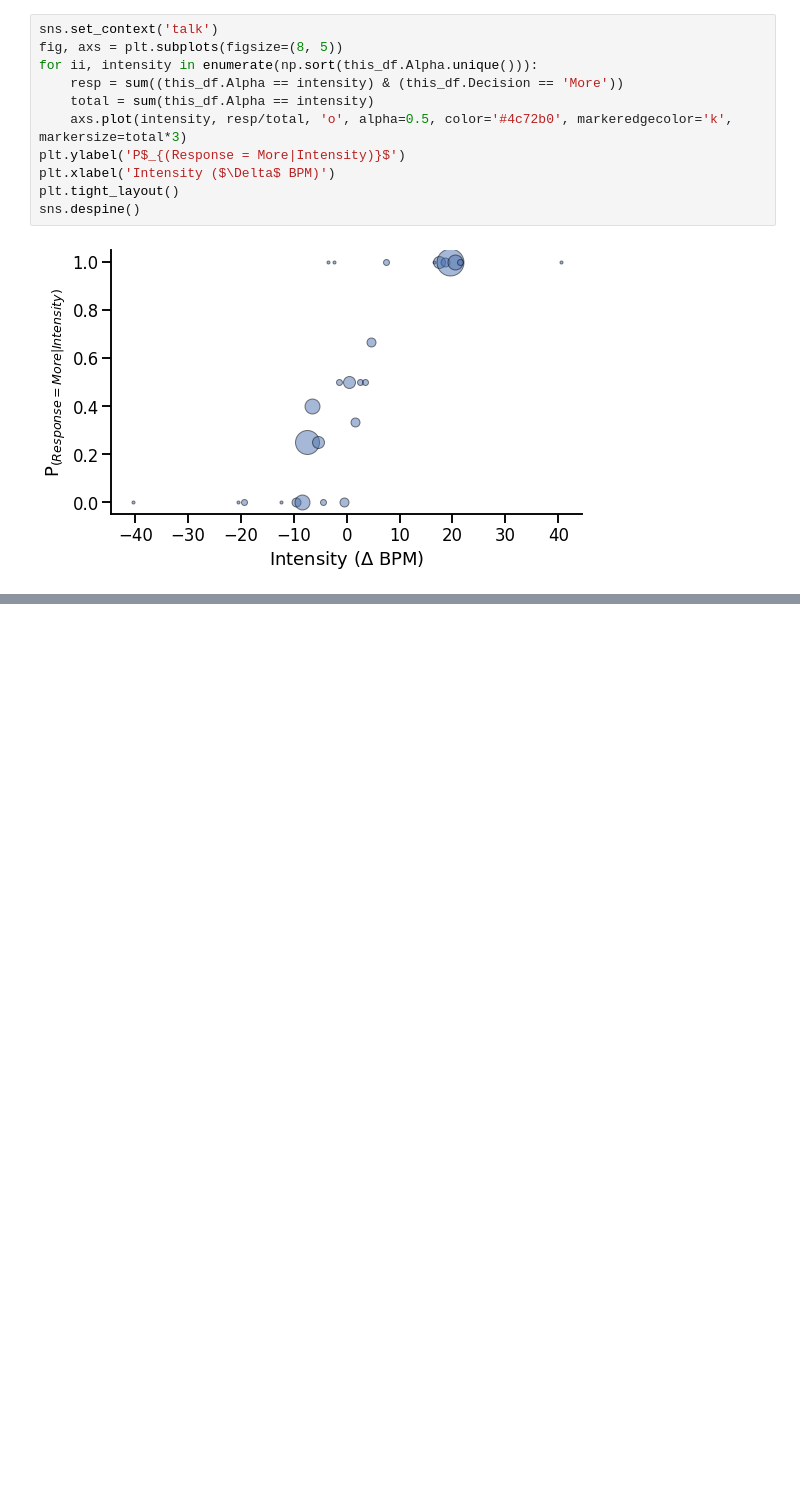
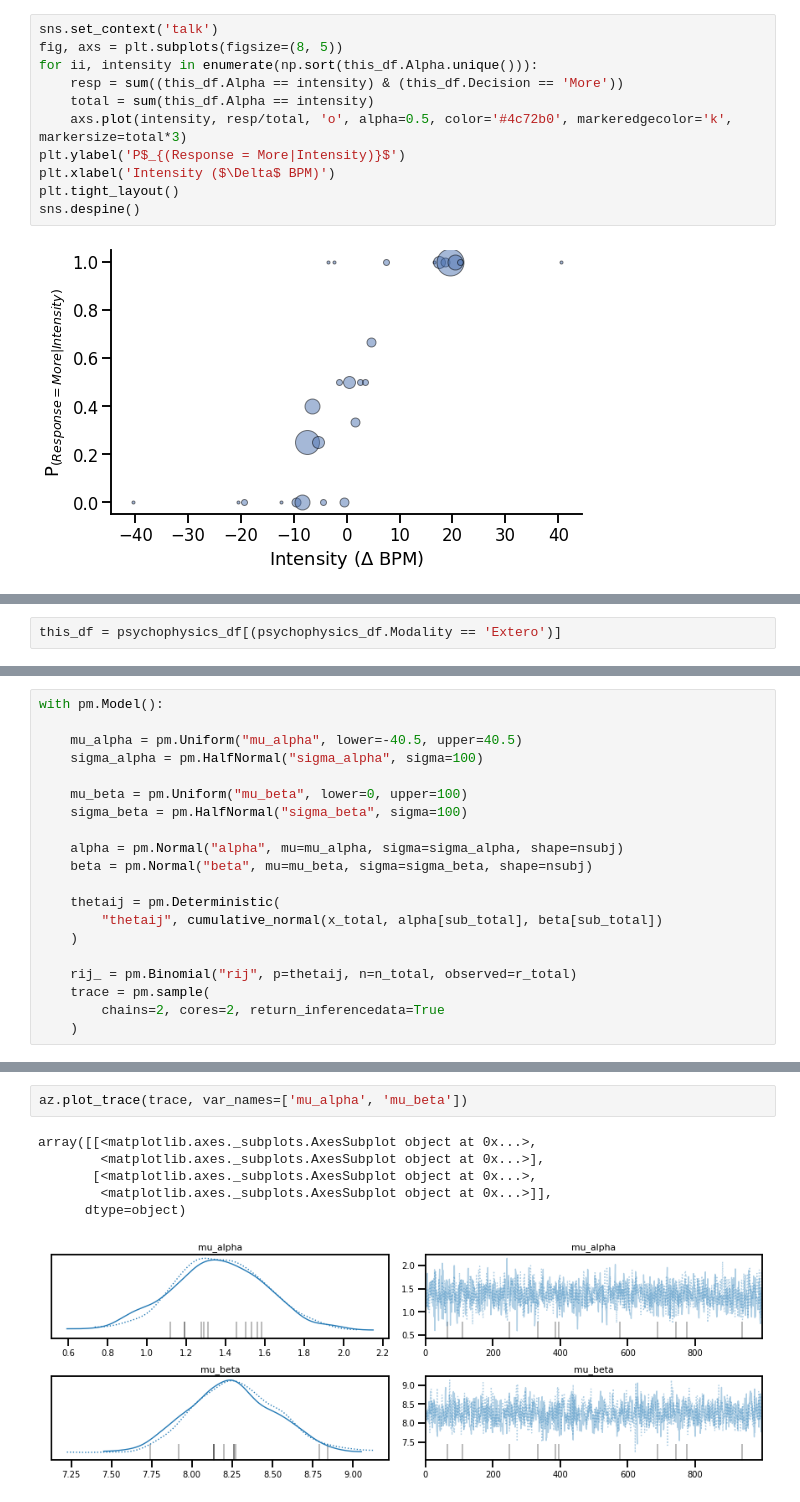
Before and after one commit to LegrandNico/CognitiveModeling, a Jupyter notebook: notebooks/4-Psychophysics.ipynb, the cells around one changed output, grey strips where cells are left out. Drawn from its saved outputs; the diff is of its cells as text; blank space fills up the shorter version.

```diff
--- a/notebooks/4-Psychophysics.ipynb
+++ b/notebooks/4-Psychophysics.ipynb
@@ -57,0 +162,2 @@ $\phi$ is the cumulative normal function.
+# %%
+this_df = psychophysics_df[(psychophysics_df.Modality == 'Extero')]
@@ -57,0 +188,20 @@ $\phi$ is the cumulative normal function.
+# %%
+with pm.Model():
+
+    mu_alpha = pm.Uniform("mu_alpha", lower=-40.5, upper=40.5)
+    sigma_alpha = pm.HalfNormal("sigma_alpha", sigma=100)
+
+    mu_beta = pm.Uniform("mu_beta", lower=0, upper=100)
+    sigma_beta = pm.HalfNormal("sigma_beta", sigma=100)
+
+    alpha = pm.Normal("alpha", mu=mu_alpha, sigma=sigma_alpha, shape=nsubj)
+    beta = pm.Normal("beta", mu=mu_beta, sigma=sigma_beta, shape=nsubj)
+
+    thetaij = pm.Deterministic(
+        "thetaij", cumulative_normal(x_total, alpha[sub_total], beta[sub_total])
+    )
+
+    rij_ = pm.Binomial("rij", p=thetaij, n=n_total, observed=r_total)
+    trace = pm.sample(
+        chains=2, cores=2, return_inferencedata=True
+    )
@@ -57,0 +217,9 @@ $\phi$ is the cumulative normal function.
+# %%
+az.plot_trace(trace, var_names=['mu_alpha', 'mu_beta'])
+# %% [output]
+array([[<matplotlib.axes._subplots.AxesSubplot object at 0x...>,
+        <matplotlib.axes._subplots.AxesSubplot object at 0x...>],
+       [<matplotlib.axes._subplots.AxesSubplot object at 0x...>,
+        <matplotlib.axes._subplots.AxesSubplot object at 0x...>]],
+      dtype=object)
+[figure, added]
```
Also changed, not shown: parts of 20 cells of this notebook, 2 other files.
